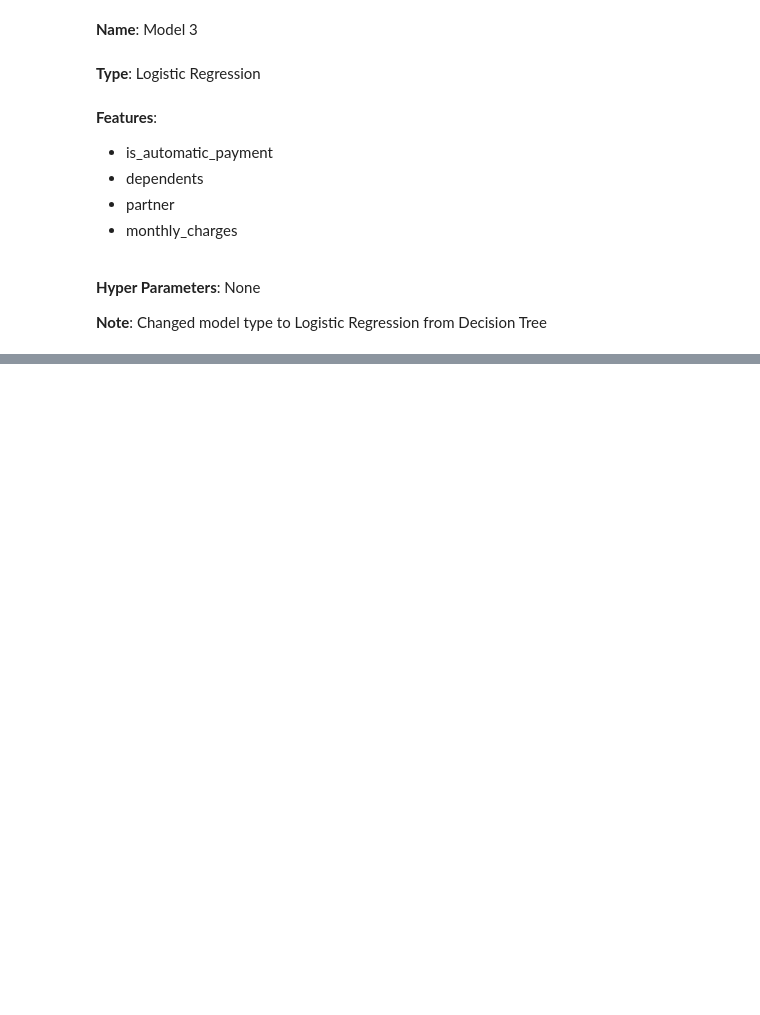
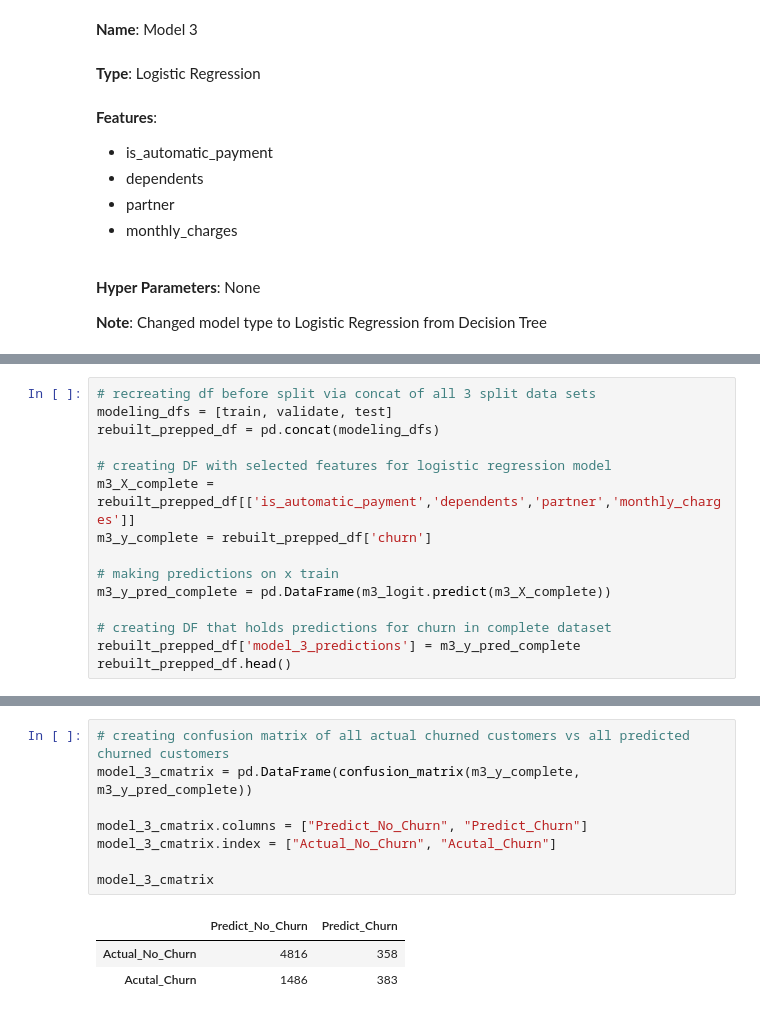
Before and after one commit to SamuelD-Data/Telco_Churn_Project, a Jupyter notebook: classification_project.ipynb, the cells around one changed output, grey strips where cells are left out. Saved outputs shown, nothing was run; the diff lists cells and outputs as text; blank space fills up the shorter version.

```diff
--- a/classification_project.ipynb
+++ b/classification_project.ipynb
@@ -732,0 +896,15 @@ Since our goal is to predict whether a customer churns or does not churn, accura
+# %%
+# recreating df before split via concat of all 3 split data sets
+modeling_dfs = [train, validate, test]
+rebuilt_prepped_df = pd.concat(modeling_dfs)
+
+# creating DF with selected features for logistic regression model
+m3_X_complete = rebuilt_prepped_df[['is_automatic_payment','dependents','partner','monthly_charges']]
+m3_y_complete = rebuilt_prepped_df['churn']
+
+# making predictions on x train
+m3_y_pred_complete = pd.DataFrame(m3_logit.predict(m3_X_complete))
+
+# creating DF that holds predictions for churn in complete dataset
+rebuilt_prepped_df['model_3_predictions'] = m3_y_pred_complete
+rebuilt_prepped_df.head()
@@ -732,0 +934,12 @@ Since our goal is to predict whether a customer churns or does not churn, accura
+# %%
+# creating confusion matrix of all actual churned customers vs all predicted churned customers
+model_3_cmatrix = pd.DataFrame(confusion_matrix(m3_y_complete, m3_y_pred_complete))
+
+model_3_cmatrix.columns = ["Predict_No_Churn", "Predict_Churn"]
+model_3_cmatrix.index = ["Actual_No_Churn", "Acutal_Churn"]
+
+model_3_cmatrix
+# %% [output]
+|  | Predict_No_Churn | Predict_Churn |
+| Actual_No_Churn | 4816 | 358 |
+| Acutal_Churn | 1486 | 383 |
```
Also changed, not shown: parts of 36 cells of this notebook.
